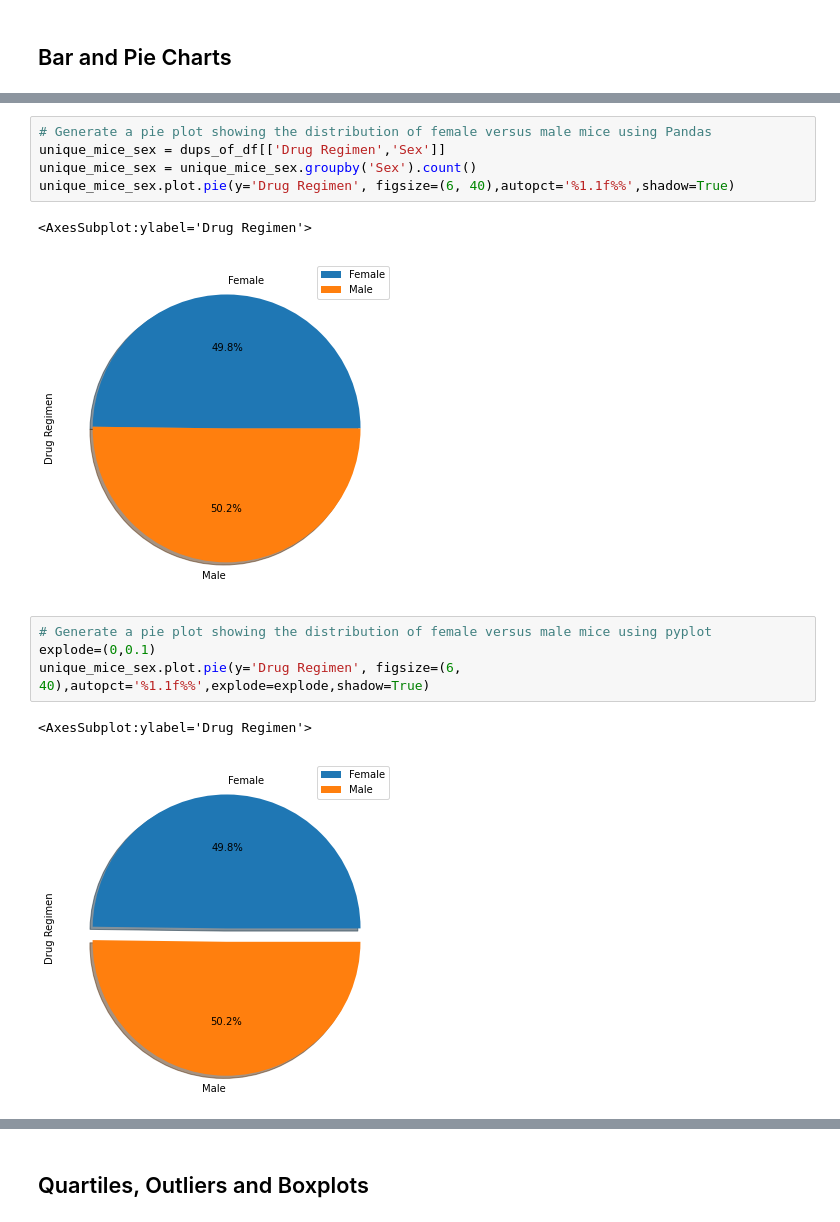
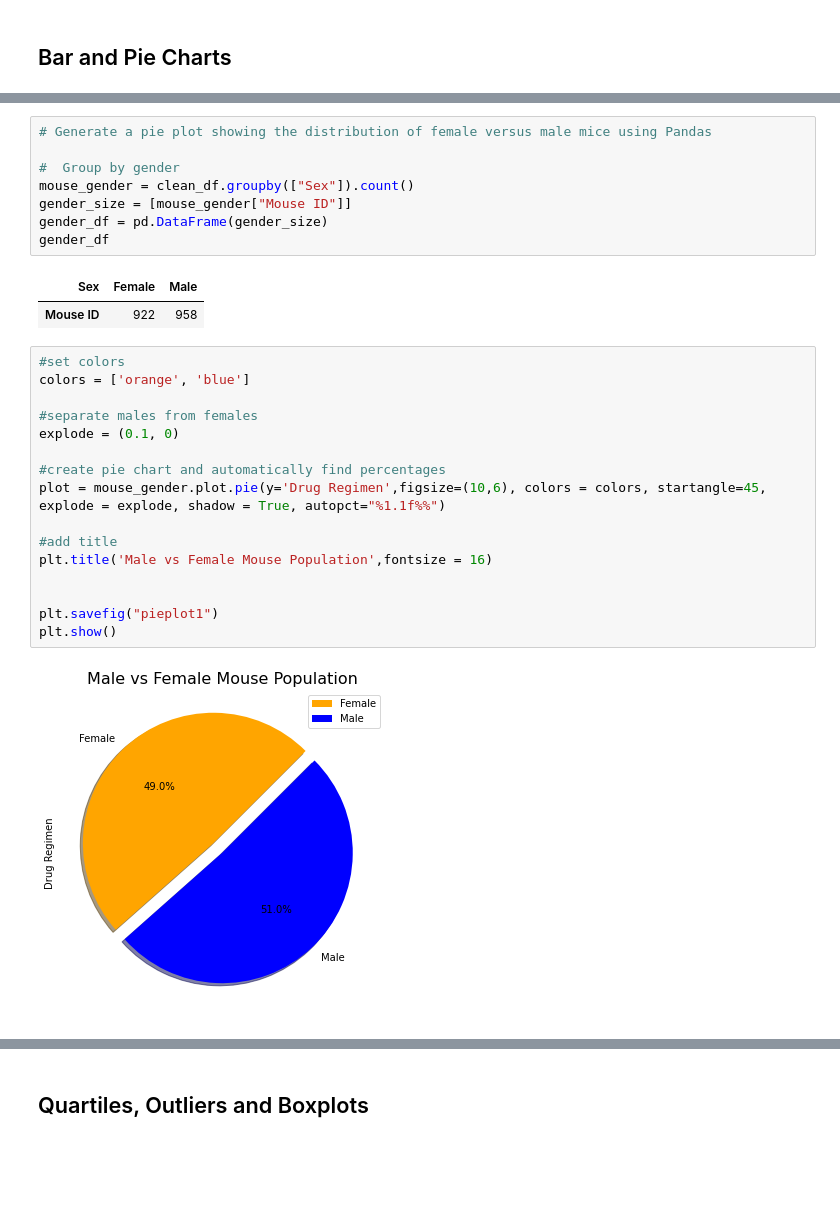
Before and after one commit to Posh007/Matplotlib-Plots, a Jupyter notebook: Pymaceuticals/Pymaceuticals_starter.ipynb, the cells around one changed output, grey strips where cells are left out. Drawn from its saved outputs; the diff is of its cells as text; blank space fills up the shorter version.

```diff
--- a/Pymaceuticals/Pymaceuticals_starter.ipynb
+++ b/Pymaceuticals/Pymaceuticals_starter.ipynb
@@ -166,15 +195,29 @@ unique_mice_tested.plot(kind='bar',facecolor='red')
 # %%
 # Generate a pie plot showing the distribution of female versus male mice using Pandas
-unique_mice_sex = dups_of_df[['Drug Regimen','Sex']]
-unique_mice_sex = unique_mice_sex.groupby('Sex').count()
-unique_mice_sex.plot.pie(y='Drug Regimen', figsize=(6, 40),autopct='%1.1f%%',shadow=True)
+
+#  Group by gender
+mouse_gender = clean_df.groupby(["Sex"]).count()
+gender_size = [mouse_gender["Mouse ID"]]
+gender_df = pd.DataFrame(gender_size)
+gender_df
 # %% [output]
-<AxesSubplot:ylabel='Drug Regimen'>
-[figure, removed]
+| Sex | Female | Male |
+| Mouse ID | 922 | 958 |
-# %%
-# Generate a pie plot showing the distribution of female versus male mice using pyplot
-explode=(0,0.1)
-unique_mice_sex.plot.pie(y='Drug Regimen', figsize=(6, 40),autopct='%1.1f%%',explode=explode,shadow=True)
-# %% [output]
-<AxesSubplot:ylabel='Drug Regimen'>
-[figure, removed]
+# %%
+#set colors
+colors = ['orange', 'blue']
+
+#separate males from females
+explode = (0.1, 0)
+
+#create pie chart and automatically find percentages
+plot = mouse_gender.plot.pie(y='Drug Regimen',figsize=(10,6), colors = colors, startangle=45, explode = explode, shadow = True, autopct="%1.1f%%")
+
+#add title
+plt.title('Male vs Female Mouse Population',fontsize = 16)
+
+
+plt.savefig("pieplot1")
+plt.show()
+# %% [output]
+[figure, added]
```
Also changed, not shown: parts of 46 cells of this notebook, 8 other files.
